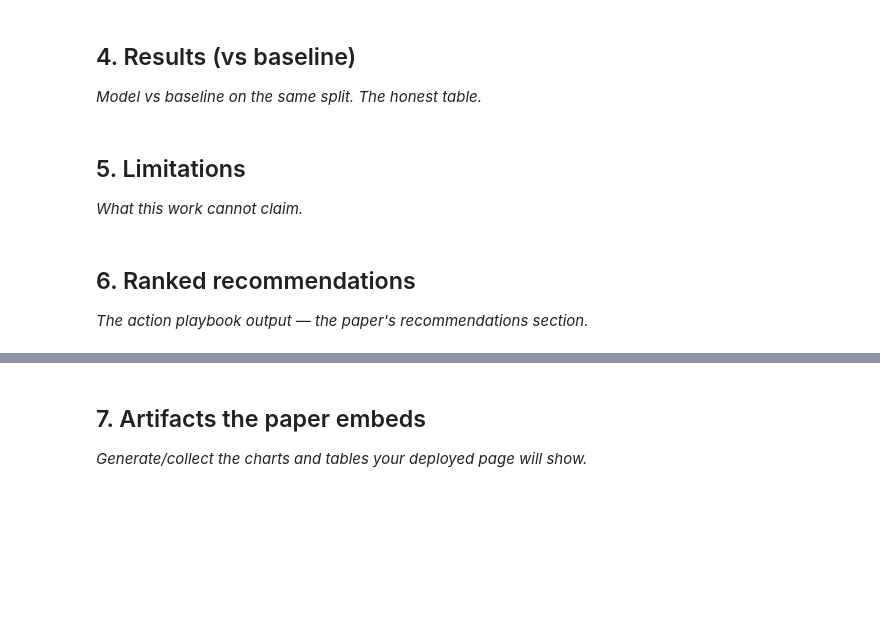
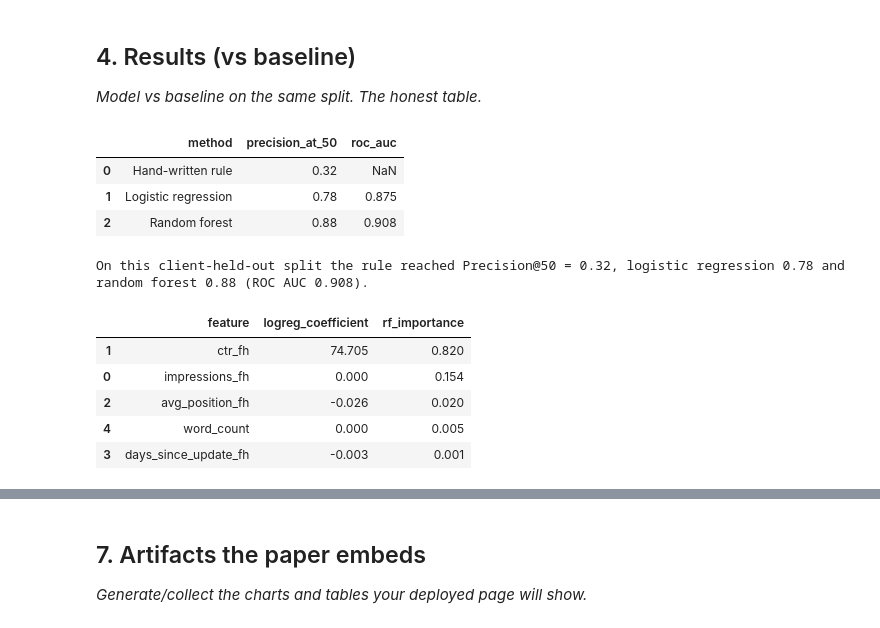
Before and after one commit to SanniyaAslam/flyrank-ml-internship, a Jupyter notebook: work/notebooks/capstone.ipynb, the cells around one changed output, grey strips where cells are left out. Cells and saved outputs as stored; diff of their text form; code cells hidden in the pictures; blank space fills up the shorter version.

```diff
--- a/work/notebooks/capstone.ipynb
+++ b/work/notebooks/capstone.ipynb
@@ -22,11 +121,45 @@ This skeleton is yours to fill. Work the sections **in order** — each one has
 ## 4. Results (vs baseline)
 
 *Model vs baseline on the same split. The honest table.*
-# %% [markdown]
-## 5. Limitations
-
-*What this work cannot claim.*
-# %% [markdown]
-## 6. Ranked recommendations
-
-*The action playbook output — the paper's recommendations section.*
+# %%
+test_slice = df_test
+baseline_flag = ((test_slice["days_since_update_fh"] >= 180) &
+                 (test_slice["impressions_fh"] >= 100) &
+                 (test_slice["ctr_fh"] < 0.02)).astype(int)
+baseline_score = baseline_flag * test_slice["impressions_fh"] * test_slice["days_since_update_fh"]
+baseline_p50 = precision_at_k(baseline_score, y_test, 50)
+
+logreg = LogisticRegression(max_iter=1000, class_weight="balanced").fit(X_train, y_train)
+lr_scores = logreg.predict_proba(X_test)[:, 1]
+lr_p50, lr_auc = precision_at_k(lr_scores, y_test, 50), roc_auc_score(y_test, lr_scores)
+
+rf = RandomForestClassifier(n_estimators=200, max_depth=6, class_weight="balanced", random_state=42).fit(X_train, y_train)
+rf_scores = rf.predict_proba(X_test)[:, 1]
+rf_p50, rf_auc = precision_at_k(rf_scores, y_test, 50), roc_auc_score(y_test, rf_scores)
+
+results = pd.DataFrame({
+    "method": ["Hand-written rule", "Logistic regression", "Random forest"],
+    "precision_at_50": [baseline_p50, lr_p50, rf_p50],
+    "roc_auc": [np.nan, lr_auc, rf_auc],
+}).round(3)
+display(results)
+
+print(f"On this client-held-out split the rule reached Precision@50 = {baseline_p50:.2f}, "
+      f"logistic regression {lr_p50:.2f} and random forest {rf_p50:.2f} (ROC AUC {rf_auc:.3f}).")
+
+coef_table = pd.DataFrame({"feature": features,
+                           "logreg_coefficient": logreg.coef_[0],
+                           "rf_importance": rf.feature_importances_}).round(3)
+display(coef_table.sort_values("rf_importance", ascending=False))
+# %% [output]
+|  | method | precision_at_50 | roc_auc |
+| 0 | Hand-written rule | 0.32 | NaN |
+| 1 | Logistic regression | 0.78 | 0.875 |
+| 2 | Random forest | 0.88 | 0.908 |
+On this client-held-out split the rule reached Precision@50 = 0.32, logistic regression 0.78 and random forest 0.88 (ROC AUC 0.908).
+|  | feature | logreg_coefficient | rf_importance |
+| 1 | ctr_fh | 74.705 | 0.820 |
+| 0 | impressions_fh | 0.000 | 0.154 |
+| 2 | avg_position_fh | -0.026 | 0.020 |
+| 4 | word_count | 0.000 | 0.005 |
+| 3 | days_since_update_fh | -0.003 | 0.001 |
```
Also changed, not shown: parts of 14 cells of this notebook.
